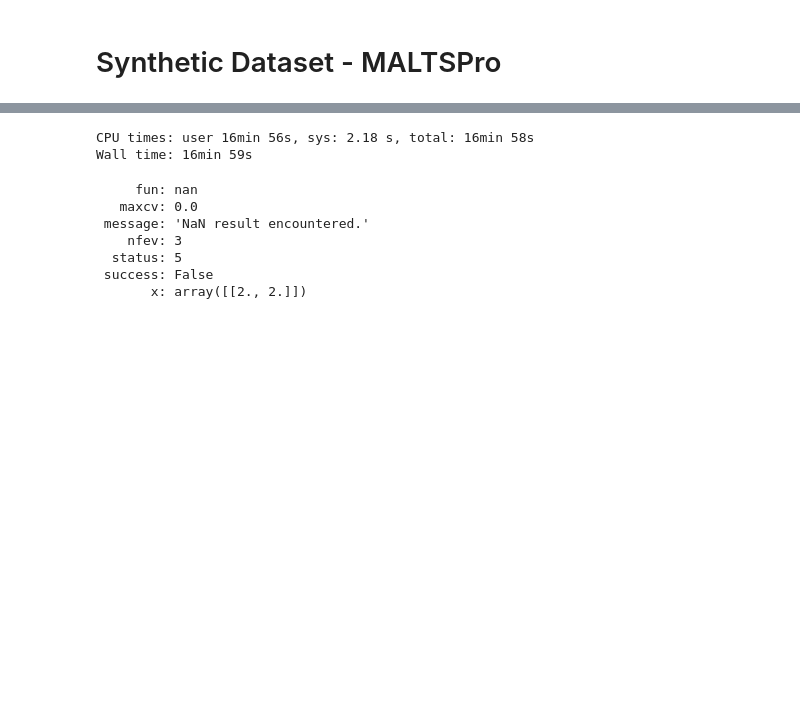
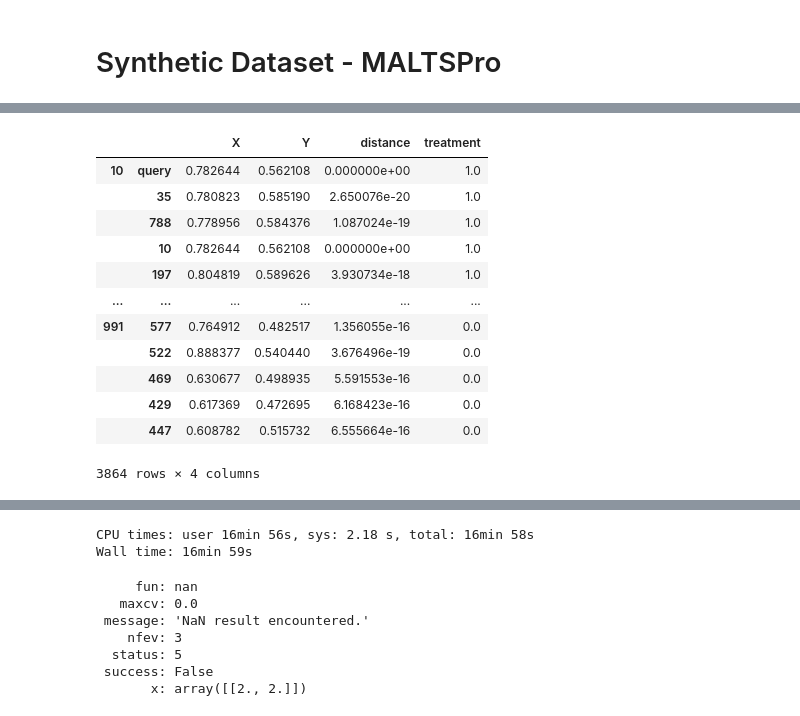
Before and after one commit to kattasa/MALTSPro, a Jupyter notebook: MALTSproREADME.ipynb, the cells around one changed output, grey strips where cells are left out. Drawn from its saved outputs; the diff is of its cells as text; code cells hidden in the pictures; blank space fills up the shorter version.

```diff
--- a/MALTSproREADME.ipynb
+++ b/MALTSproREADME.ipynb
@@ -182,0 +225,23 @@ X_df = pd.DataFrame(
+# %%
+# split into training and testing
+np.random.seed(1001)
+train_test_index = np.random.binomial(n = 1, p = 0.2, size = n_units).astype(bool)
+train = malts_data.assign(keep = train_test_index).query('keep == 0').drop('keep', 1)
+valid = malts_data.assign(keep = train_test_index).query('keep == 1').drop('keep', 1)
+X_train = train.reset_index()
+X_valid = valid.reset_index()
+X_train = X_train.drop(['index', 'Y'], axis = 1)
+X_valid = X_valid.drop(['index', 'Y'], axis = 1)
+y_train = y_obs[~train_test_index, :]
+y_valid =  y_obs[train_test_index, :]
+# %%
+malts = pm.malts(outcome = 'Y',
+                 treatment = 'treatment',
+                 data = train,
+                 discrete = [],
+                 C = 0.1,
+                 k = 10,
+                 reweight = False)
+# %%
+%%time
+malts.fit(method = 'SLSQP')
@@ -182,0 +260,20 @@ X_df = pd.DataFrame(
+# %%
+malts_mg = malts.get_matched_groups(valid)
+malts_cate = malts.CATE(MG = malts_mg)
+malts_ate = malts_cate.CATE.mean()
+# %%
+malts_mg
+# %% [output]
+|  |  | X | Y | distance | treatment |
+| 10 | query | 0.782644 | 0.562108 | 0.000000e+00 | 1.0 |
+|  | 35 | 0.780823 | 0.585190 | 2.650076e-20 | 1.0 |
+|  | 788 | 0.778956 | 0.584376 | 1.087024e-19 | 1.0 |
+|  | 10 | 0.782644 | 0.562108 | 0.000000e+00 | 1.0 |
+|  | 197 | 0.804819 | 0.589626 | 3.930734e-18 | 1.0 |
+| ... | ... | ... | ... | ... | ... |
+| 991 | 577 | 0.764912 | 0.482517 | 1.356055e-16 | 0.0 |
+|  | 522 | 0.888377 | 0.540440 | 3.676496e-19 | 0.0 |
+|  | 469 | 0.630677 | 0.498935 | 5.591553e-16 | 0.0 |
+|  | 429 | 0.617369 | 0.472695 | 6.168423e-16 | 0.0 |
+|  | 447 | 0.608782 | 0.515732 | 6.555664e-16 | 0.0 |
+3864 rows × 4 columns
```
Also changed, not shown: parts of 40 cells of this notebook, 22 other files.
